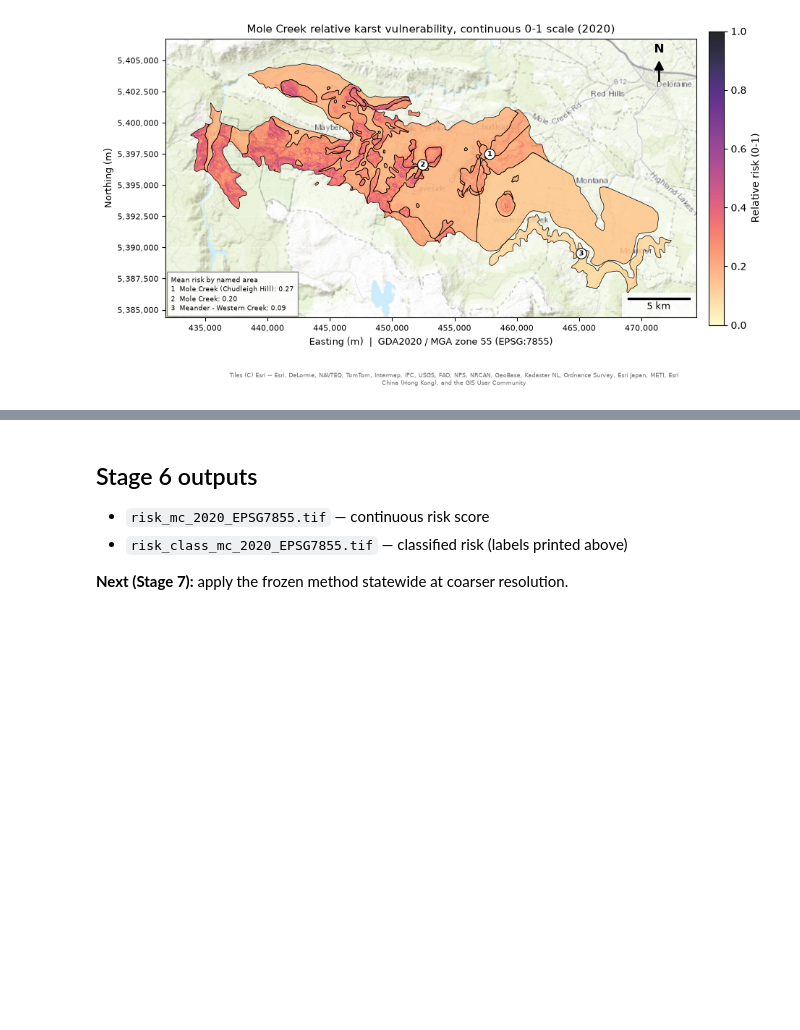
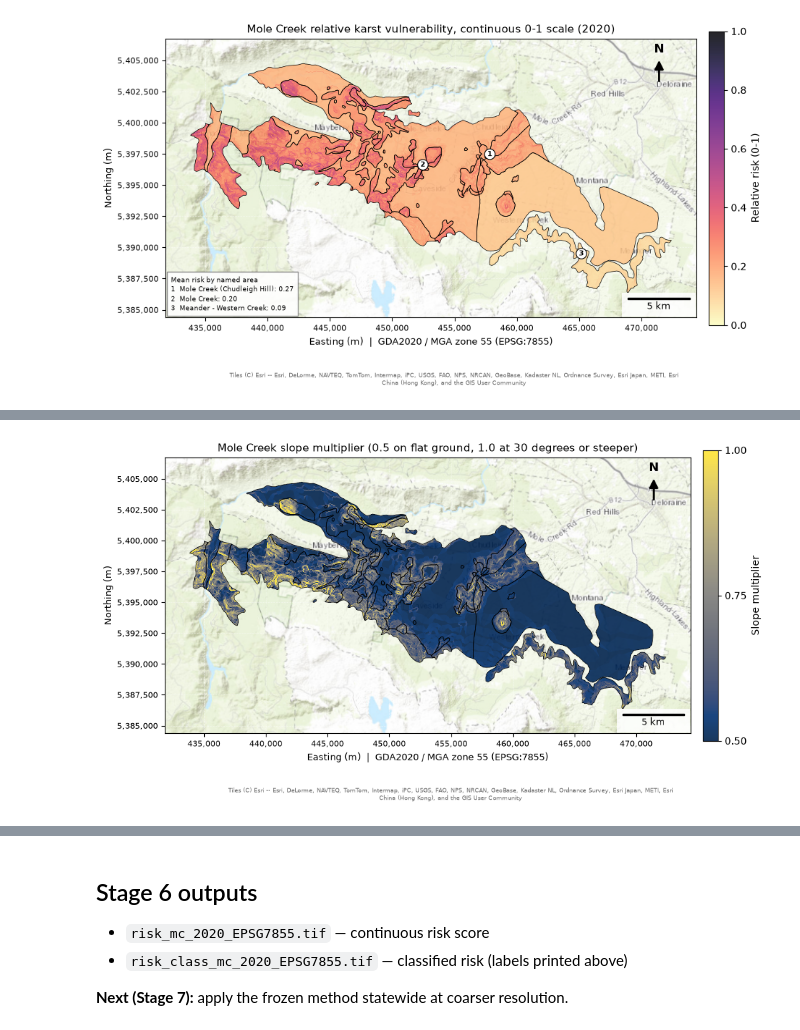
Before and after one commit to University-of-Tasmania-GPSS/AT3_Group3_2026, a Jupyter notebook: notebooks/06_relative_risk.ipynb, the cells around one changed output, grey strips where cells are left out. Saved outputs shown, nothing was run; the diff lists cells and outputs as text; code cells hidden in the pictures; blank space fills up the shorter version.

```diff
--- a/notebooks/06_relative_risk.ipynb
+++ b/notebooks/06_relative_risk.ipynb
@@ -194,0 +199,18 @@ plt.show()
+# %%
+fig, ax = plt.subplots(figsize=(10, 5.6))
+add_basemap(ax, karst_only.total_bounds, zoom=11)
+im = ax.imshow(np.ma.masked_where(~valid, slope_factor), cmap="cividis", vmin=0.5, vmax=1.0, alpha=0.9,
+               interpolation="nearest", extent=raster_extent(transform, slope_factor.shape), zorder=2)
+karst_only.boundary.plot(ax=ax, color="black", lw=0.5, zorder=4)
+cbar = fig.colorbar(im, ax=ax, shrink=0.8, pad=0.02, label="Slope multiplier")
+cbar.set_ticks([0.5, 0.75, 1.0])
+ax.set_title("Mole Creek slope multiplier (0.5 on flat ground, 1.0 at 30 degrees or steeper)", fontsize=11)
+style_map_axes(ax)
+add_scalebar(ax, 5000)
+add_north_arrow(ax)
+add_attribution(ax)
+plt.tight_layout(rect=(0, 0.04, 1, 1))
+fig.savefig(Path("..") / "figures" / "slope_factor_mole_creek.png", dpi=200, bbox_inches="tight")
+plt.show()
+# %% [output]
+[figure, added]
```
Also changed, not shown: parts of 4 cells of this notebook, 15 other files.
